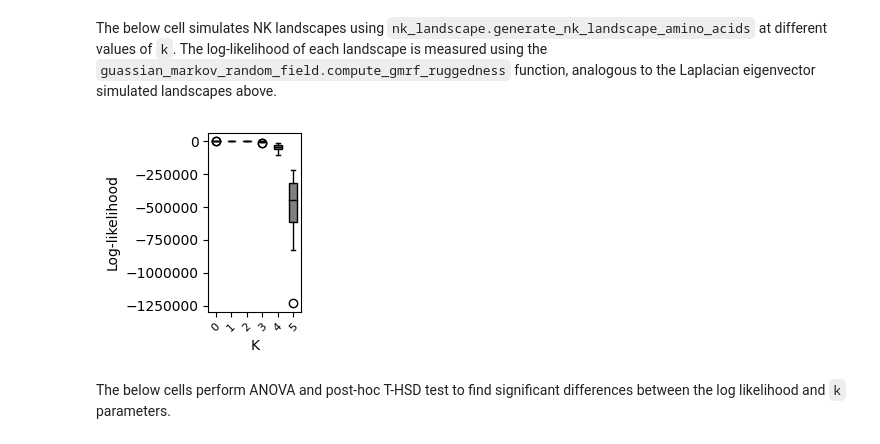
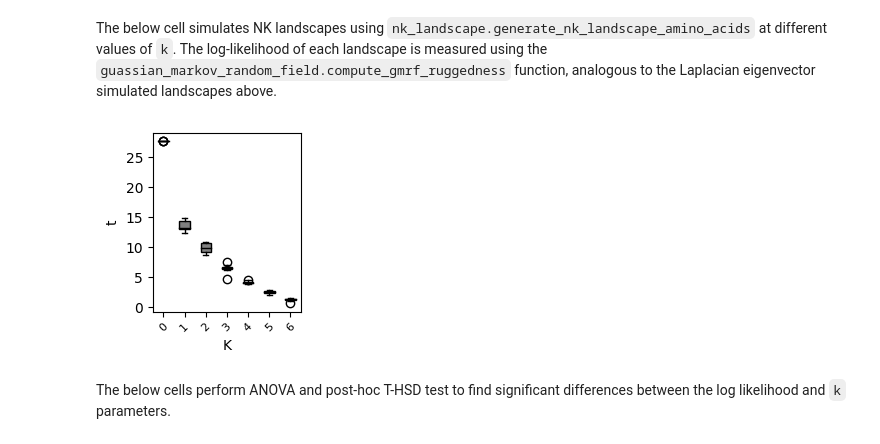
Before and after one commit to RSCJacksonLab/graph-ruggedness-de, a Jupyter notebook: src/Figure_2.ipynb, the cells around one changed output. Drawn from its saved outputs; the diff is of its cells as text; code cells hidden in the pictures.

```diff
--- a/src/Figure_2.ipynb
+++ b/src/Figure_2.ipynb
@@ -296,10 +267,11 @@ for _ in range(5):
         #Assign fitness scores as eigenvectors.
         G_elem = graph_ruggedness_de.compute_elementary_landscape(G=G, n=eign)
 
-        de_logprob_dict[eign] = gaussian_markov_random_field.compute_gmrf_ruggedness(G=G_elem,
-                                                                                     t0=10,
-                                                                                     standardise=False,
-                                                                                     samples=10)[0]
+        #Compute t parameter.
+        t_map, ci_lower, ci_upper, logpost_map, _ = fit_t_bayesian_laplace(G=G_elem, t_max=100, t_min=0.1)
+        de_logprob_dict[eign] = t_map
+
+
     #Store evolutionary parameters.
     rep_sample_info_dict[_] = sample_info
 
@@ -469,21 +425,18 @@ for _ in range(10):
     h0_likelihood_dict = {}
     h1_likelihood_dict = {}
     de_dict = {}
-    k_list = list(range(6))
+    k_list = list(range(7))
 
     #Iterate through Laplacian eigenvectors.
     for k in k_list:
 
-        Gnk = nk_landscape.generate_nk_landscape_amino_acids(N=7, K=k, amino_acids=['A', 'D'])
+        Gnk = nk_landscape.generate_nk_landscape_amino_acids(N=8, K=k, amino_acids=['A', 'D'])
 
         #Compute energy.
         dir_energy = graph_ruggedness_de.compute_dirichlet_energy(G=Gnk)
 
-        log_likelihood = gaussian_markov_random_field.compute_gmrf_ruggedness(G=Gnk,
-                                                                              t0=10,
-                                                                              standardise=False)[0]
-
-        de_logprob_dict[k] = log_likelihood
+        t_map, ci_lower, ci_upper, logpost_map, fiedler_val = fit_t_bayesian_laplace(G=Gnk, t_max=100, t_min=0.1)
+        de_logprob_dict[k] = t_map
 
         #Save dirichlet energy to dictionary with eigenvector idx.
         de_dict[k] = dir_energy
@@ -509,35 +462,35 @@ k_parameters = sorted(df['K_parameter'].unique())
 data_to_plot = [df[df['K_parameter'] == k]['BF'].values for k in k_parameters]
 
 fig, ax = plt.subplots(figsize=(2.25, 2.5))
 bp = ax.boxplot(data_to_plot, positions=range(len(k_parameters)), patch_artist=True)
 
 for box in bp['boxes']:
     box.set(facecolor='grey', edgecolor='black')
 
 for whisker in bp['whiskers']:
     whisker.set(color='black')
 
 for cap in bp['caps']:
     cap.set(color='black')
 
 for median in bp['medians']:
     median.set(color='black')
 
 ax.set_xlabel('K')
-ax.set_ylabel('Log-likelihood')
+ax.set_ylabel('t')
 
 ax.yaxis.set_major_formatter(ScalarFormatter())
 ax.tick_params(axis='x', labelsize=8)
 ax.ticklabel_format(style='plain', axis='y')
 
 
 plt.setp(ax.get_xticklabels(), rotation=45)
 
 plt.tight_layout()
 plt.savefig('../figures/figure_2/panel_h.pdf')
 plt.show()
 # %% [output]
-[figure, old version]
+[figure, new version]
 # %% [markdown]
 The below cells perform ANOVA and post-hoc T-HSD test to find significant differences between the log likelihood and `k` parameters.
 # %%
```
Also changed, not shown: parts of 25 cells of this notebook, 6 other files.
